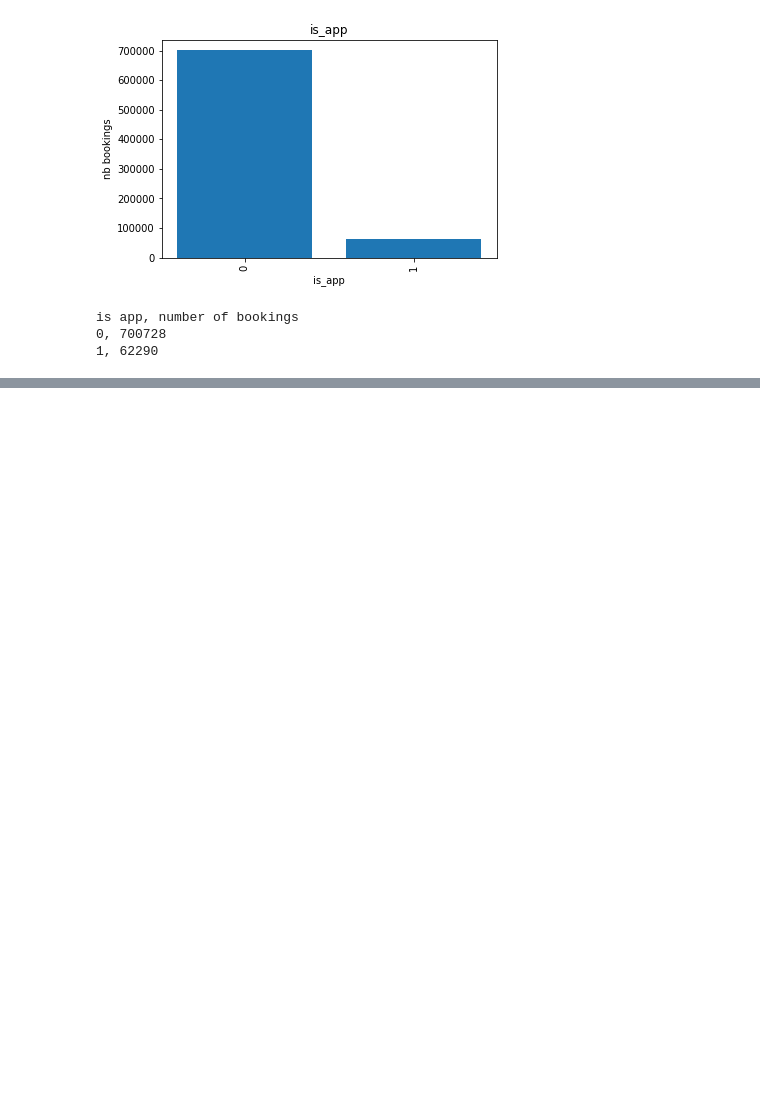
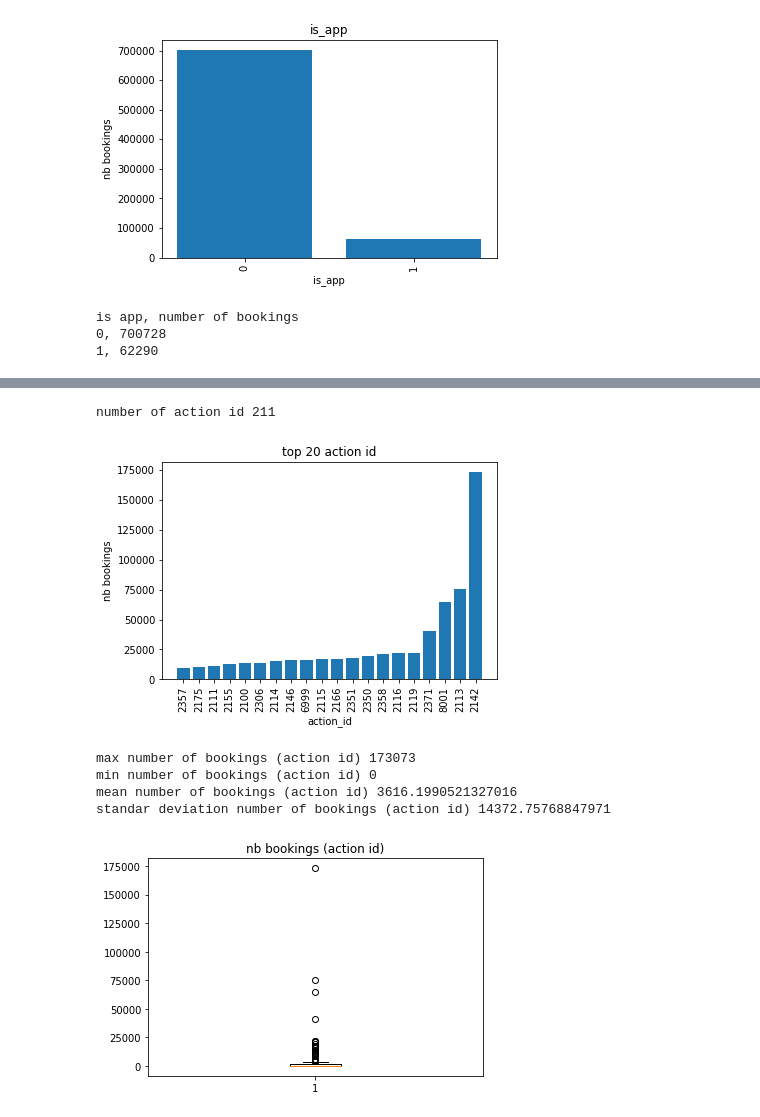
Before and after one commit to ck-unifr/booking-prediction, a Jupyter notebook: booking_prediction.ipynb, the cells around one changed output, grey strips where cells are left out. Saved outputs shown, nothing was run; the diff lists cells and outputs as text; code cells hidden in the pictures; blank space fills up the shorter version.

```diff
--- a/booking_prediction.ipynb
+++ b/booking_prediction.ipynb
@@ -724,0 +765,35 @@ for key, value in dict_feature_nb_bookings['reference'].items():
+# %%
+# action_id: Type of the action
+
+dict_action_id_nb_bookings = read_dict_from_csv('action_id-nb_bookings.csv')
+
+dict_action_id_nb_bookings = OrderedDict(sorted(dict_action_id_nb_bookings.items(), key=lambda x: x[1]))
+
+print('number of action id {}'.format(len(list(dict_action_id_nb_bookings.keys()))))
+
+dict_action_id_nb_bookings_top = {}
+
+key_list = list(dict_action_id_nb_bookings.keys())[-20:]
+for key in key_list:
+    dict_action_id_nb_bookings_top[key] = dict_action_id_nb_bookings[key]
+
+plot_dict(dict_action_id_nb_bookings_top, 'top 20 action id', 'action_id', 'nb bookings')
+
+action_id_nb_booking_list = list(dict_action_id_nb_bookings.values())
+print('max number of bookings (action id) {}'.format(np.max(action_id_nb_booking_list)))
+print('min number of bookings (action id) {}'.format(np.min(action_id_nb_booking_list)))
+print('mean number of bookings (action id) {}'.format(np.mean(action_id_nb_booking_list)))
+print('standar deviation number of bookings (action id) {}'.format(np.std(action_id_nb_booking_list)))
+#plot_dict(dict_feature_nb_bookings['action_id'], 'action_id', 'action_id', 'nb bookings')
+
+plt.boxplot(action_id_nb_booking_list)
+plt.title('nb bookings (action id)')
+plt.show()
+# %% [output]
+number of action id 211
+[figure, added]
+max number of bookings (action id) 173073
+min number of bookings (action id) 0
+mean number of bookings (action id) 3616.1990521327016
+standar deviation number of bookings (action id) 14372.75768847971
+[figure, added]
```
Also changed, not shown: parts of 11 cells of this notebook.
